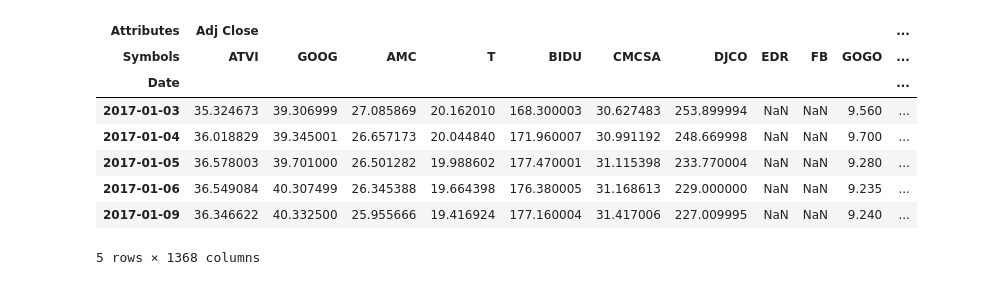
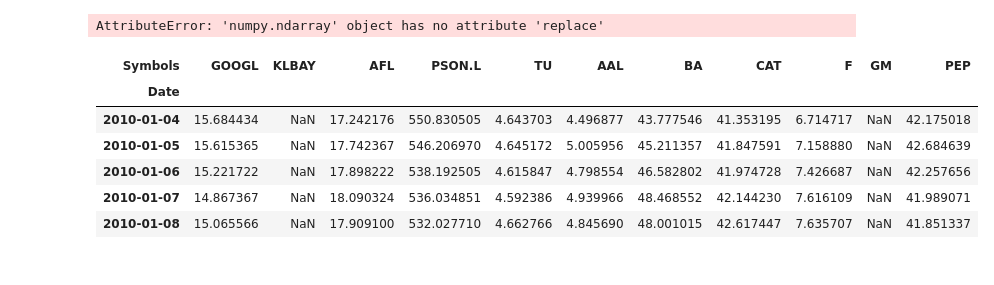
Before and after one commit to petriuwu/wharton22, a Jupyter notebook: Actual Portofolio Optimization.ipynb, the cells around one changed output. Saved outputs shown, nothing was run; the diff lists cells and outputs as text; code cells hidden in the pictures.

```diff
--- a/Actual Portofolio Optimization.ipynb
+++ b/Actual Portofolio Optimization.ipynb
@@ -31,14 +16,18 @@ array(['ATVI', 'GOOG', 'AMC', 'T', 'BIDU', 'CMCSA', 'DJCO', 'EDR', 'FB',
 # %%
 # Import data
-df = data.DataReader(arr, 'yahoo', start='2017/01/01', end='2021/12/31')
+df = data.DataReader(arr, 'yahoo', start='2010/01/01', end='2013/01/01')
 df.head()
 # %% [output]
-| Attributes | Adj Close |  |  |  |  |  |  |  |  |  | ... |
-| Symbols | ATVI | GOOG | AMC | T | BIDU | CMCSA | DJCO | EDR | FB | GOGO | ... |
-| Date |  |  |  |  |  |  |  |  |  |  | ... |
-| 2017-01-03 | 35.324673 | 39.306999 | 27.085869 | 20.162010 | 168.300003 | 30.627483 | 253.899994 | NaN | NaN | 9.560 | ... |
-| 2017-01-04 | 36.018829 | 39.345001 | 26.657173 | 20.044840 | 171.960007 | 30.991192 | 248.669998 | NaN | NaN | 9.700 | ... |
-| 2017-01-05 | 36.578003 | 39.701000 | 26.501282 | 19.988602 | 177.470001 | 31.115398 | 233.770004 | NaN | NaN | 9.280 | ... |
-| 2017-01-06 | 36.549084 | 40.307499 | 26.345388 | 19.664398 | 176.380005 | 31.168613 | 229.000000 | NaN | NaN | 9.235 | ... |
-| 2017-01-09 | 36.346622 | 40.332500 | 25.955666 | 19.416924 | 177.160004 | 31.417006 | 227.009995 | NaN | NaN | 9.240 | ... |
-5 rows × 1368 columns
+AttributeError: 'numpy.ndarray' object has no attribute 'replace'
+# %%
+# Closing price
+df = df['Adj Close']
+df.head()
+# %% [output]
+| Symbols | GOOGL | KLBAY | AFL | PSON.L | TU | AAL | BA | CAT | F | GM | PEP |
+| Date |  |  |  |  |  |  |  |  |  |  |  |
+| 2010-01-04 | 15.684434 | NaN | 17.242176 | 550.830505 | 4.643703 | 4.496877 | 43.777546 | 41.353195 | 6.714717 | NaN | 42.175018 |
+| 2010-01-05 | 15.615365 | NaN | 17.742367 | 546.206970 | 4.645172 | 5.005956 | 45.211357 | 41.847591 | 7.158880 | NaN | 42.684639 |
+| 2010-01-06 | 15.221722 | NaN | 17.898222 | 538.192505 | 4.615847 | 4.798554 | 46.582802 | 41.974728 | 7.426687 | NaN | 42.257656 |
+| 2010-01-07 | 14.867367 | NaN | 18.090324 | 536.034851 | 4.592386 | 4.939966 | 48.468552 | 42.144230 | 7.616109 | NaN | 41.989071 |
+| 2010-01-08 | 15.065566 | NaN | 17.909100 | 532.027710 | 4.662766 | 4.845690 | 48.001015 | 42.617447 | 7.635707 | NaN | 41.851337 |
```
Also changed, not shown: parts of 18 cells of this notebook.
